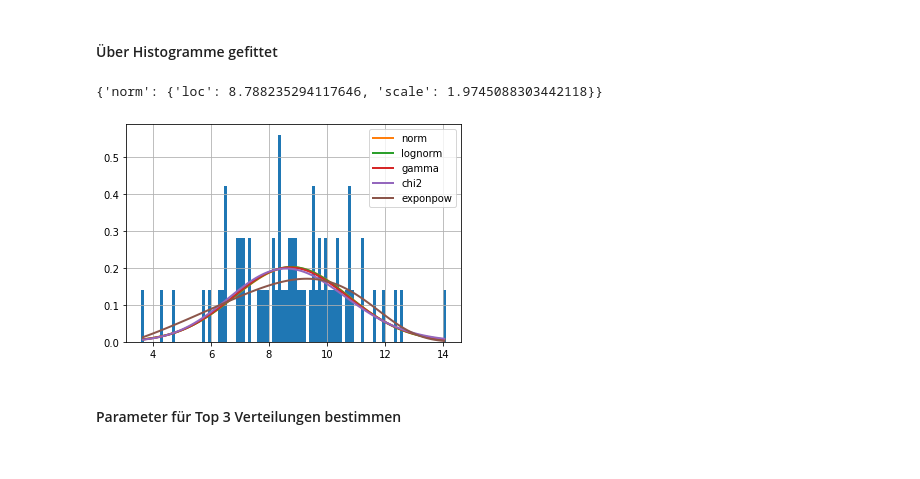
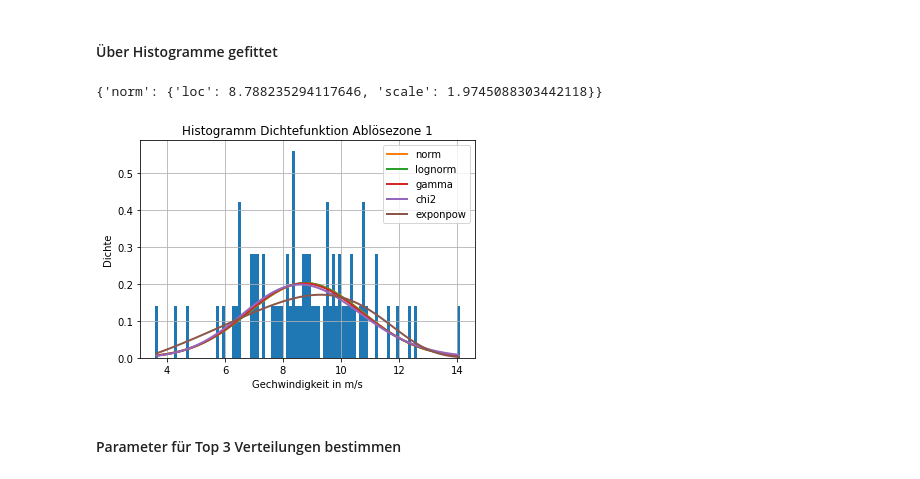
Before and after one commit to marvinvr/fhnw-steinschlag, a Jupyter notebook: scripts/MonteCarlo_Luca_Marvin_Philip_Yannic.ipynb, the cells around one changed output. Drawn from its saved outputs; the diff is of its cells as text; code cells hidden in the pictures.

Commit message:
Plots beschriftet

```diff
--- a/scripts/MonteCarlo_Luca_Marvin_Philip_Yannic.ipynb
+++ b/scripts/MonteCarlo_Luca_Marvin_Philip_Yannic.ipynb
@@ -132,11 +132,14 @@ get_common_distributions()
 # %%
 ablöseZone1FittedV = Fitter(ablöseZone1["v [m/s]"], distributions=get_common_distributions())
 ablöseZone1FittedV.fit()
 ablöseZone1FittedV.summary()
+plt.title("Histogramm Dichtefunktion Ablösezone 1")
+plt.ylabel("Dichte")
+plt.xlabel("Gechwindigkeit in m/s")
 ablöseZone1FittedV.get_best(method = 'sumsquare_error')
 # %% [output]
 {'norm': {'loc': 8.788235294117646, 'scale': 1.9745088303442118}}
-[figure, old version]
+[figure, new version]
 # %% [markdown]
 #### Parameter für Top 3 Verteilungen bestimmen
 # %%
```
Also changed, not shown: parts of 16 cells of this notebook.
